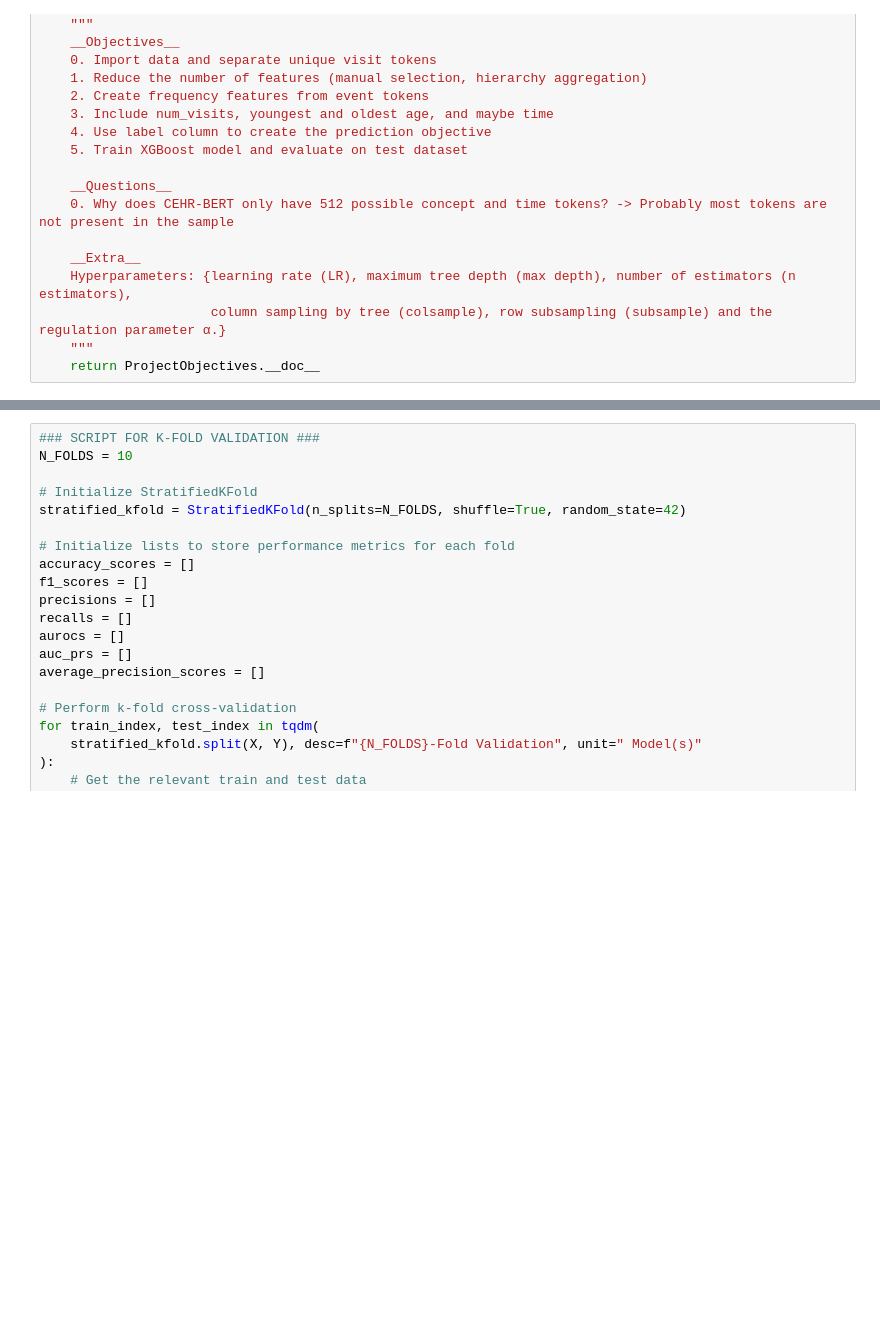
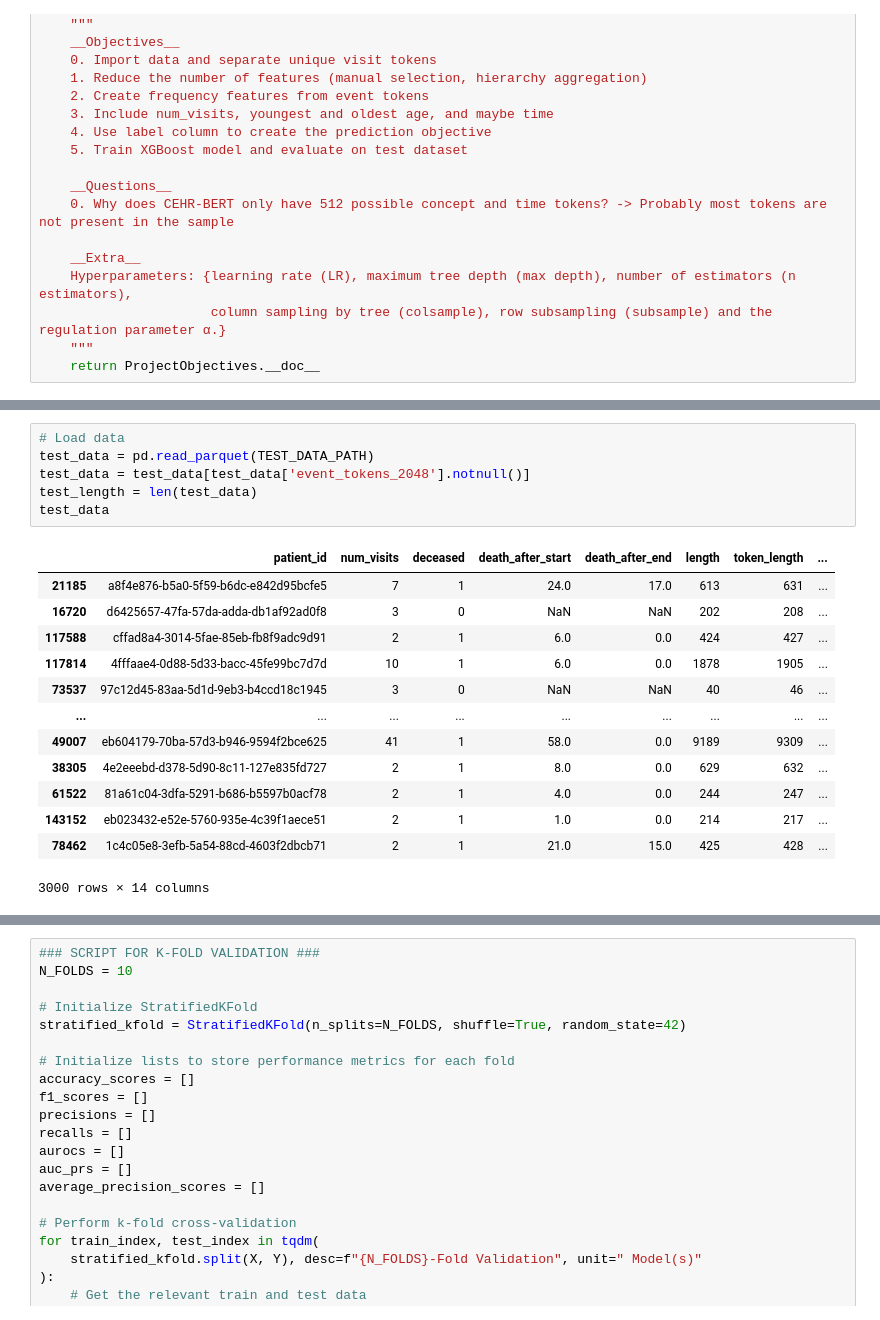
Before and after one commit to VectorInstitute/odyssey, a Jupyter notebook: models/baseline/XGBoost.ipynb, the cells around one changed output, grey strips where cells are left out. Cells and saved outputs as stored; diff of their text form; blank space fills up the shorter version.

```diff
--- a/models/baseline/XGBoost.ipynb
+++ b/models/baseline/XGBoost.ipynb
@@ -68 +101,21 @@ finetune_data
+# %%
+# Load data
+test_data = pd.read_parquet(TEST_DATA_PATH)
+test_data = test_data[test_data['event_tokens_2048'].notnull()]
+test_length = len(test_data)
+test_data
+# %% [output]
+|  | patient_id | num_visits | deceased | death_after_start | death_after_end | length | token_length | ... |
+| 21185 | a8f4e876-b5a0-5f59-b6dc-e842d95bcfe5 | 7 | 1 | 24.0 | 17.0 | 613 | 631 | ... |
+| 16720 | d6425657-47fa-57da-adda-db1af92ad0f8 | 3 | 0 | NaN | NaN | 202 | 208 | ... |
+| 117588 | cffad8a4-3014-5fae-85eb-fb8f9adc9d91 | 2 | 1 | 6.0 | 0.0 | 424 | 427 | ... |
+| 117814 | 4fffaae4-0d88-5d33-bacc-45fe99bc7d7d | 10 | 1 | 6.0 | 0.0 | 1878 | 1905 | ... |
+| 73537 | 97c12d45-83aa-5d1d-9eb3-b4ccd18c1945 | 3 | 0 | NaN | NaN | 40 | 46 | ... |
+| ... | ... | ... | ... | ... | ... | ... | ... | ... |
+| 49007 | eb604179-70ba-57d3-b946-9594f2bce625 | 41 | 1 | 58.0 | 0.0 | 9189 | 9309 | ... |
+| 38305 | 4e2eeebd-d378-5d90-8c11-127e835fd727 | 2 | 1 | 8.0 | 0.0 | 629 | 632 | ... |
+| 61522 | 81a61c04-3dfa-5291-b686-b5597b0acf78 | 2 | 1 | 4.0 | 0.0 | 244 | 247 | ... |
+| 143152 | eb023432-e52e-5760-935e-4c39f1aece51 | 2 | 1 | 1.0 | 0.0 | 214 | 217 | ... |
+| 78462 | 1c4c05e8-3efb-5a54-88cd-4603f2dbcb71 | 2 | 1 | 21.0 | 15.0 | 425 | 428 | ... |
+3000 rows × 14 columns
 # %%
```
Also changed, not shown: parts of 18 cells of this notebook, 6 other files.
